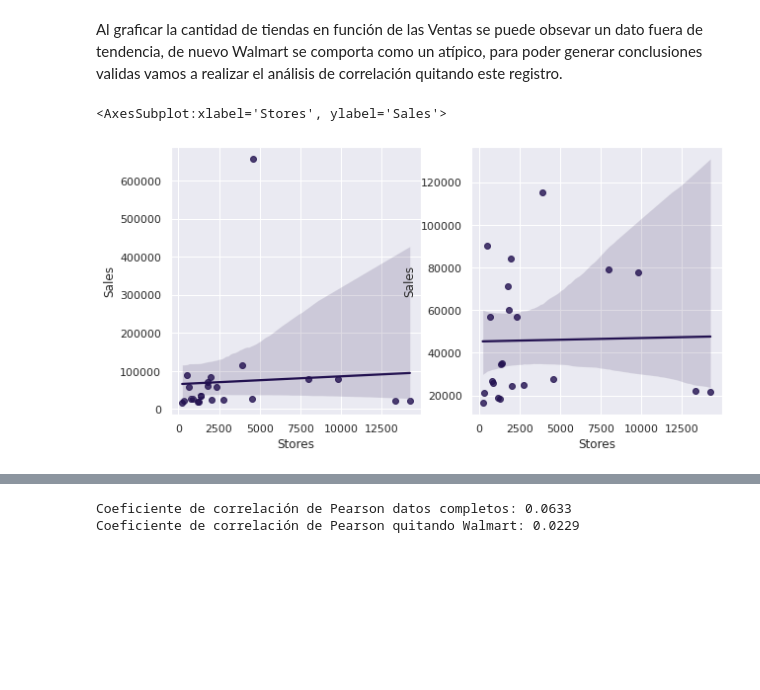
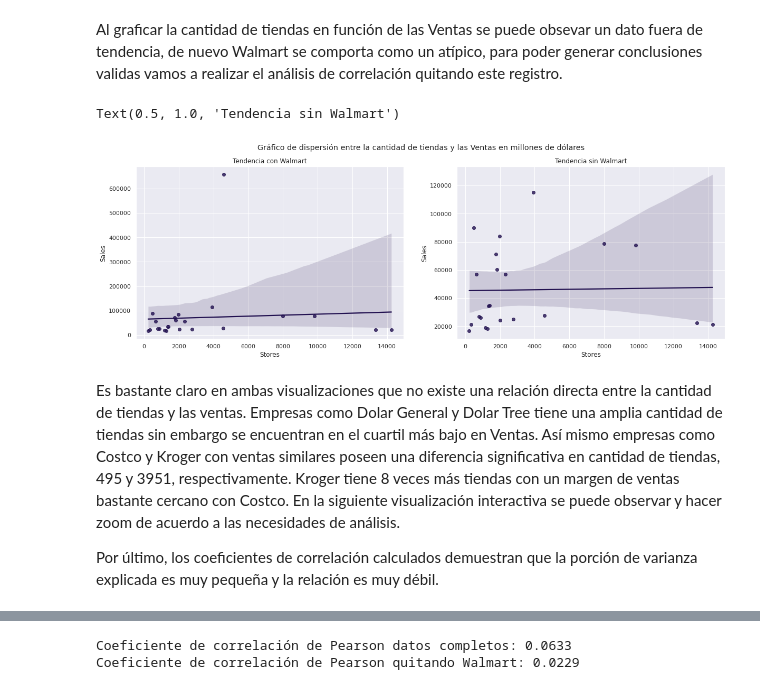
Before and after one commit to HarryVargas96/Retail, a Jupyter notebook: Retail_USA.ipynb, the cells around one changed output, grey strips where cells are left out. Drawn from its saved outputs; the diff is of its cells as text; code cells hidden in the pictures; blank space fills up the shorter version.

```diff
--- a/Retail_USA.ipynb
+++ b/Retail_USA.ipynb
@@ -137,9 +188,12 @@ np.sort(np.array(retail['Sales']))[0:24].mean()
 # %% [markdown]
 Al graficar la cantidad de tiendas en función de las Ventas se puede obsevar un dato fuera de tendencia, de nuevo Walmart se comporta como un atípico, para poder generar conclusiones validas vamos a realizar el análisis de correlación quitando este registro.
 # %%
-fig, ax = plt.subplots(1,2,figsize = (10,5))
+fig, ax = plt.subplots(1,2,figsize = (20,6))
 sns.regplot(data = retail, x = 'Stores', y = 'Sales', ax = ax[0])
 sns.regplot(data = retail_2, x = 'Stores', y = 'Sales',ax = ax[1])
+fig.suptitle('Gráfico de dispersión entre la cantidad de tiendas y las Ventas en millones de dólares')
+ax[0].set_title('Tendencia con Walmart')
+ax[1].set_title('Tendencia sin Walmart')
 # %% [output]
-<AxesSubplot:xlabel='Stores', ylabel='Sales'>
+Text(0.5, 1.0, 'Tendencia sin Walmart')
-[figure, old version]
+[figure, new version]
@@ -150 +200,5 @@ retail_2 = retail.drop(index=0)
+# %% [markdown]
+Es bastante claro en ambas visualizaciones que no existe una relación directa entre la cantidad de tiendas y las ventas. Empresas como Dolar General y Dolar Tree tiene una amplia cantidad de tiendas sin embargo se encuentran en el cuartil más bajo en Ventas. Así mismo empresas como Costco y Kroger con ventas similares poseen una diferencia significativa en cantidad de tiendas, 495 y 3951, respectivamente. Kroger tiene 8 veces más tiendas con un margen de ventas bastante cercano con Costco. En la siguiente visualización interactiva se puede observar y hacer zoom de acuerdo a las necesidades de análisis.
+
+Por último, los coeficientes de correlación calculados demuestran que la porción de varianza explicada es muy pequeña y la relación es muy débil.
 # %%
```
Also changed, not shown: parts of 26 cells of this notebook.
